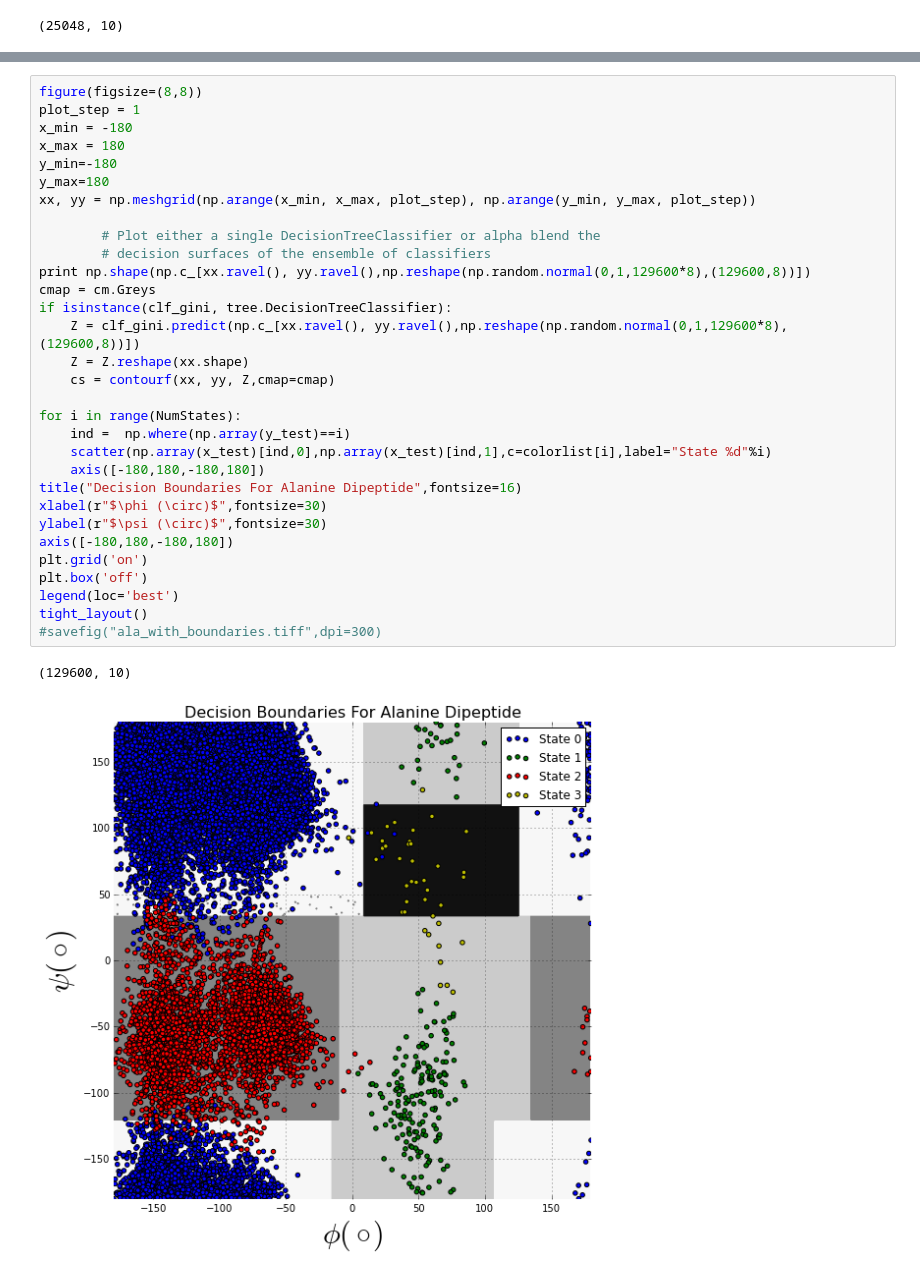
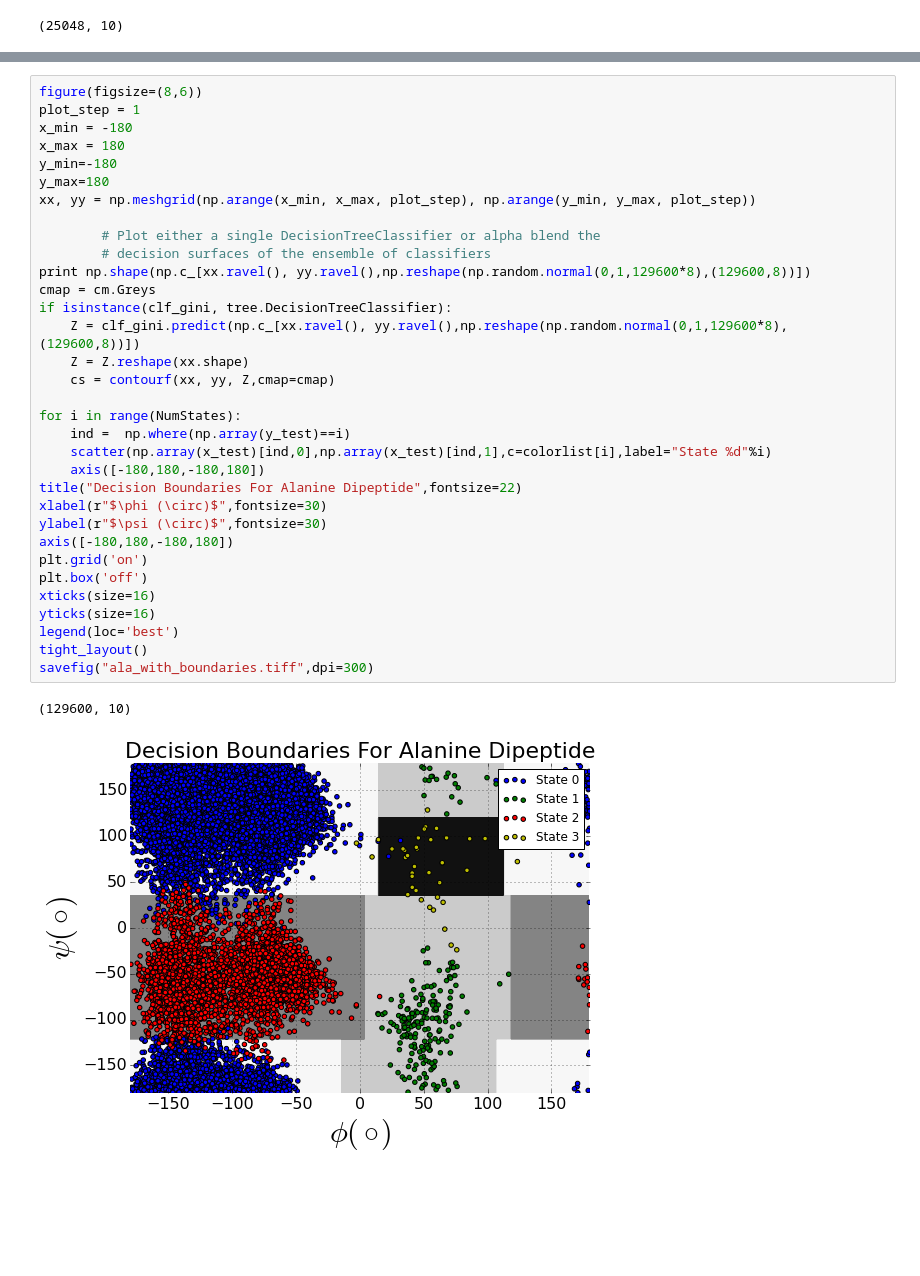
Before and after one commit to msultan/alanine_tree, a Jupyter notebook: alanine_tree.ipynb, the cells around one changed output, grey strips where cells are left out. Cells and saved outputs as stored; diff of their text form; blank space fills up the shorter version.

```diff
--- a/alanine_tree.ipynb
+++ b/alanine_tree.ipynb
@@ -108,37 +115,39 @@ Max_Depth %Error
 # %%
-figure(figsize=(8,8))
+figure(figsize=(8,6))
 plot_step = 1
 x_min = -180
 x_max = 180
 y_min=-180
 y_max=180
 xx, yy = np.meshgrid(np.arange(x_min, x_max, plot_step), np.arange(y_min, y_max, plot_step))
 
         # Plot either a single DecisionTreeClassifier or alpha blend the
         # decision surfaces of the ensemble of classifiers
 print np.shape(np.c_[xx.ravel(), yy.ravel(),np.reshape(np.random.normal(0,1,129600*8),(129600,8))])
 cmap = cm.Greys
 if isinstance(clf_gini, tree.DecisionTreeClassifier):
     Z = clf_gini.predict(np.c_[xx.ravel(), yy.ravel(),np.reshape(np.random.normal(0,1,129600*8),(129600,8))])
     Z = Z.reshape(xx.shape)
     cs = contourf(xx, yy, Z,cmap=cmap)
 
 for i in range(NumStates):
     ind =  np.where(np.array(y_test)==i)
     scatter(np.array(x_test)[ind,0],np.array(x_test)[ind,1],c=colorlist[i],label="State %d"%i)
     axis([-180,180,-180,180])
-title("Decision Boundaries For Alanine Dipeptide",fontsize=16)
+title("Decision Boundaries For Alanine Dipeptide",fontsize=22)
 xlabel(r"$\phi (\circ)$",fontsize=30)
 ylabel(r"$\psi (\circ)$",fontsize=30)
 axis([-180,180,-180,180])
 plt.grid('on')
 plt.box('off')
+xticks(size=16)
+yticks(size=16)
 legend(loc='best')
 tight_layout()
-#savefig("ala_with_boundaries.tiff",dpi=300)
+savefig("ala_with_boundaries.tiff",dpi=300)
 # %% [output]
 (129600, 10)
-[figure, old version]
+[figure, new version]
 # %%
 figure(figsize=(10,8))
 vlines(np.arange(10),np.repeat(0,10),clf_gini.feature_importances_,color='red',linewidth=51)
```
Also changed, not shown: parts of 4 cells of this notebook, 3 other files.
